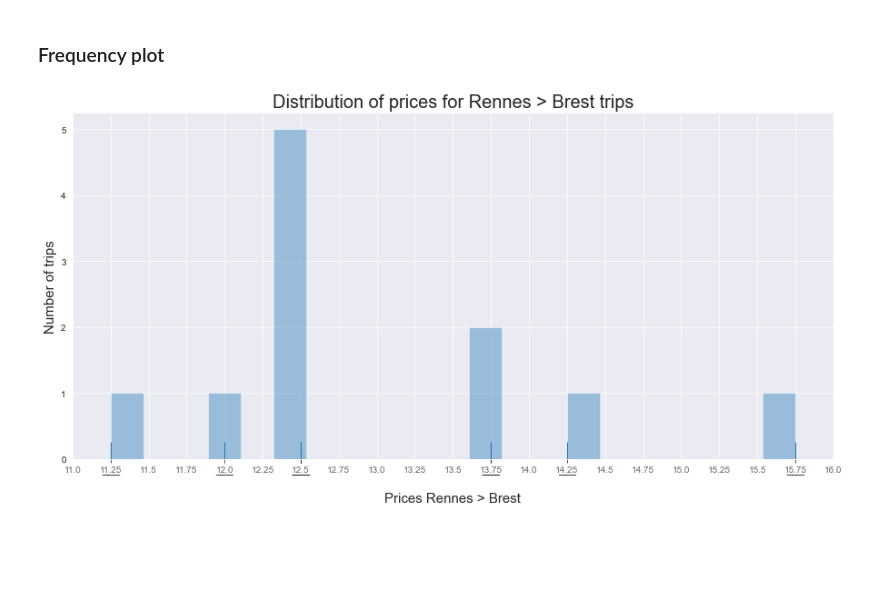
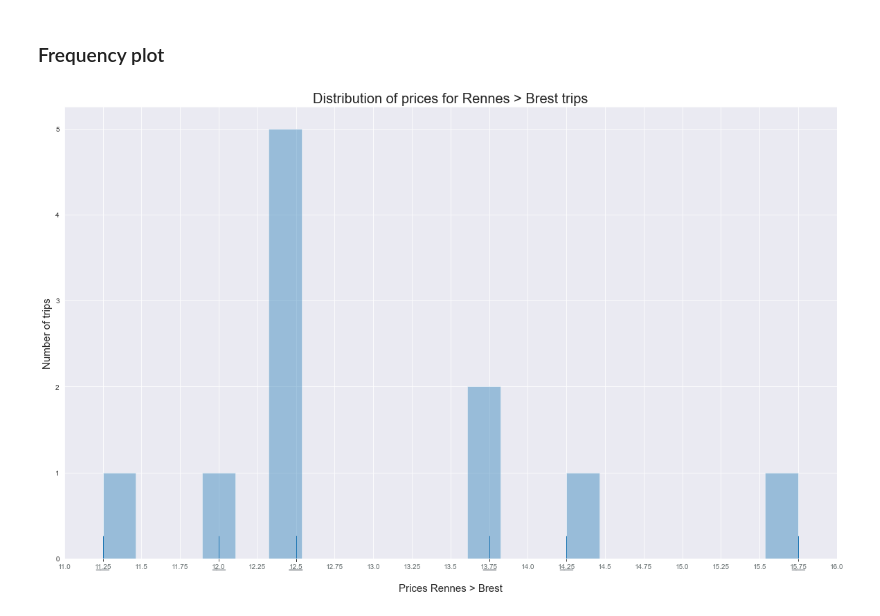
Before and after one commit to GHCamille/blablattractiveness, a Jupyter notebook: get_blabla_data.ipynb, the cells around one changed output. Drawn from its saved outputs; the diff is of its cells as text; code cells hidden in the pictures; blank space fills up the shorter version.

```diff
--- a/get_blabla_data.ipynb
+++ b/get_blabla_data.ipynb
@@ -95,4 +88,8 @@ df_count = df_trips.copy(deep=True)
 # %%
-df_count['date_'] = pd.to_datetime(df_count['date'], format='%Y-%m-%d')
+df_trips['date_'] = pd.to_datetime(df_trips['date'], format='%Y-%m-%d')
+
+xticks_max = ceil(df_trips.price_of_the_trip.max())
+xticks_min = floor(df_trips.price_of_the_trip.min())
+xticks_range = xticks_max - xticks_min
 # %%
 sns.set_style('darkgrid')
@@ -136,0 +140,13 @@ df_median
+# %%
+sns.set_style('darkgrid')
+plt.figure(figsize=(20,12))
+
+ax_3 = sns.barplot(x="date_", y="median_price", data = df_median, order = df_median["date_"].tolist())
+
+ax_3.set_title('Rennes > Brest median price', fontsize=20)
+ax_3.set_xticklabels(df_median.date, fontsize = 15)
+
+ax_3.set_ylabel('Median price', fontsize=16)
+ax_3.set_xlabel('Date', fontsize=16)
+
+plt.show()
@@ -140,30 +161,26 @@ df_median
 df_price_freq = df_trips.groupby(df_trips['price_of_the_trip']).size().reset_index(name='price_count')
 # %%
 sns.set_style('darkgrid')
+plt.figure(figsize=(20,12))
 
-xticks_max = ceil(df_trips.price_of_the_trip.max())
-xticks_min = floor(df_trips.price_of_the_trip.min())
-xticks_range = xticks_max - xticks_min
-
-plt.figure(figsize=(15,7))
-ax = sns.distplot(df_trips.price_of_the_trip, bins=4*xticks_range+1, kde=False, rug=True)
+ax_4 = sns.distplot(df_trips.price_of_the_trip, bins=4*xticks_range+1, kde=False, rug=True)
 
 xticks_major = df_trips.price_of_the_trip
 xticks_minor = np.linspace(xticks_min, xticks_max, 4*xticks_range+1)
 xticks_minor = np.around(xticks_minor, 2)
 
-ax.set_xticks(xticks_minor) # new_minor_xtick_label_value
-ax.set_xticklabels(xticks_minor, color='#616A6B') # rotation=90,
-ax.set_title('Distribution of prices for Rennes > Brest trips', fontsize=20)
-ax.set_xlabel('Prices Rennes > Brest', fontsize=15, labelpad = 20 )
-ax.set_ylabel('Number of trips', fontsize=15)
+ax_4.set_xticks(xticks_minor)
+ax_4.set_xticklabels(xticks_minor, color='#616A6B')
+ax_4.set_title('Distribution of prices for Rennes > Brest trips', fontsize=20)
+ax_4.set_xlabel('Prices Rennes > Brest', fontsize=15, labelpad = 20 )
+ax_4.set_ylabel('Number of trips', fontsize=15)
 
-secax = ax.secondary_xaxis('bottom')
-secax.set_xticks(xticks_major)
+secax_4 = ax_4.secondary_xaxis('bottom')
+secax_4.set_xticks(xticks_major)
 xticks_major_labels = np.full((len(xticks_major),), '___')
-secax.set_xticklabels(xticks_major_labels, fontsize=12, color='#17202A')
+secax_4.set_xticklabels(xticks_major_labels, fontsize=12, color='#17202A')
 
 plt.show()
 # %% [output]
-[figure, old version]
+[figure, new version]
 # %%
```
Also changed, not shown: parts of 11 cells of this notebook.
